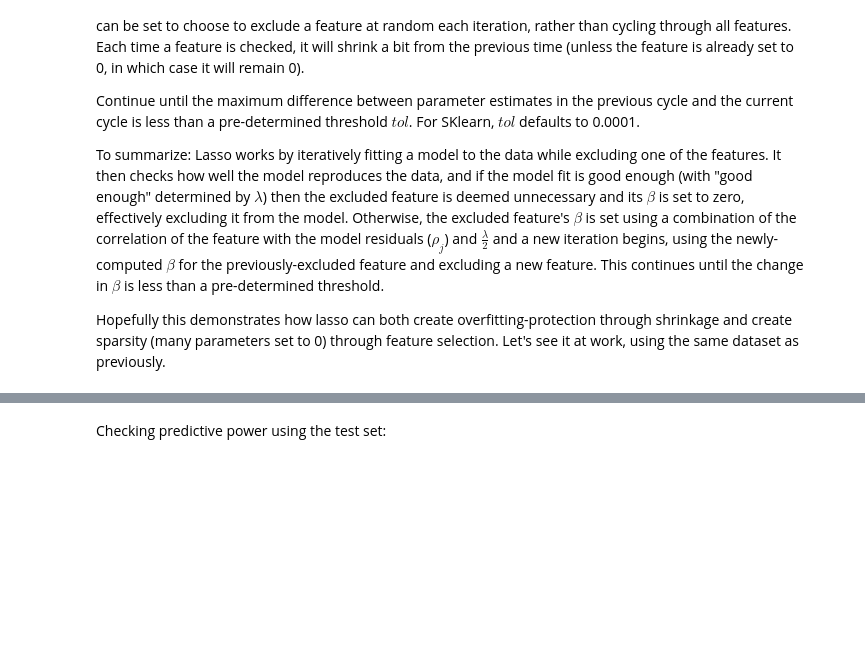
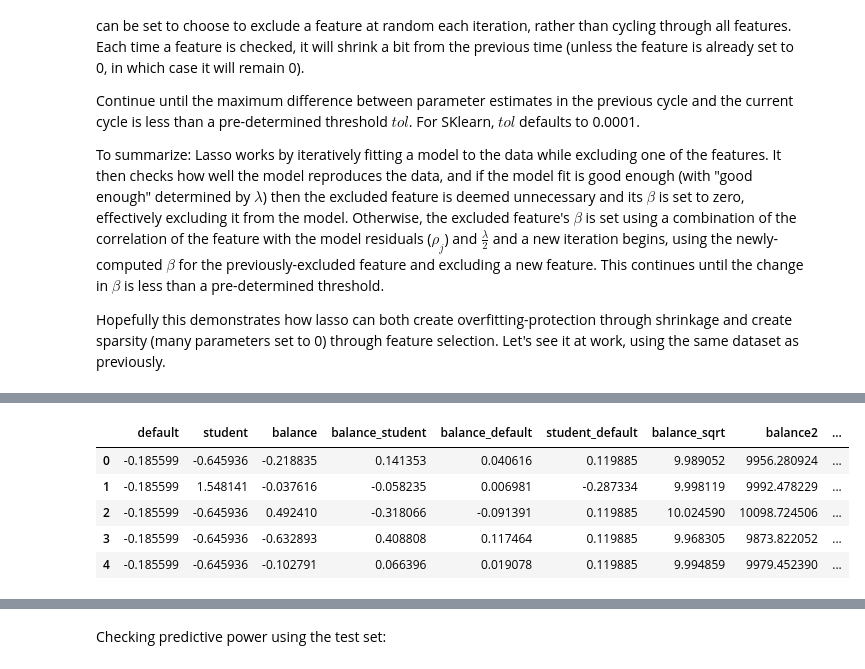
Before and after one commit to dataronio/Thinkful-Unit3, a Jupyter notebook: 3.3.3+Lasso+Regression.ipynb, the cells around one changed output, grey strips where cells are left out. Saved outputs shown, nothing was run; the diff lists cells and outputs as text; code cells hidden in the pictures; blank space fills up the shorter version.

```diff
--- a/3.3.3+Lasso+Regression.ipynb
+++ b/3.3.3+Lasso+Regression.ipynb
@@ -92,0 +105,9 @@ X_test2 = df_test.loc[:, ~(df_test.columns).isin(['income'])]
+# %%
+X_train2.head()
+# %% [output]
+|  | default | student | balance | balance_student | balance_default | student_default | balance_sqrt | balance2 | ... |
+| 0 | -0.185599 | -0.645936 | -0.218835 | 0.141353 | 0.040616 | 0.119885 | 9.989052 | 9956.280924 | ... |
+| 1 | -0.185599 | 1.548141 | -0.037616 | -0.058235 | 0.006981 | -0.287334 | 9.998119 | 9992.478229 | ... |
+| 2 | -0.185599 | -0.645936 | 0.492410 | -0.318066 | -0.091391 | 0.119885 | 10.024590 | 10098.724506 | ... |
+| 3 | -0.185599 | -0.645936 | -0.632893 | 0.408808 | 0.117464 | 0.119885 | 9.968305 | 9873.822052 | ... |
+| 4 | -0.185599 | -0.645936 | -0.102791 | 0.066396 | 0.019078 | 0.119885 | 9.994859 | 9979.452390 | ... |
```
Also changed, not shown: parts of 7 cells of this notebook, 2 other files.
